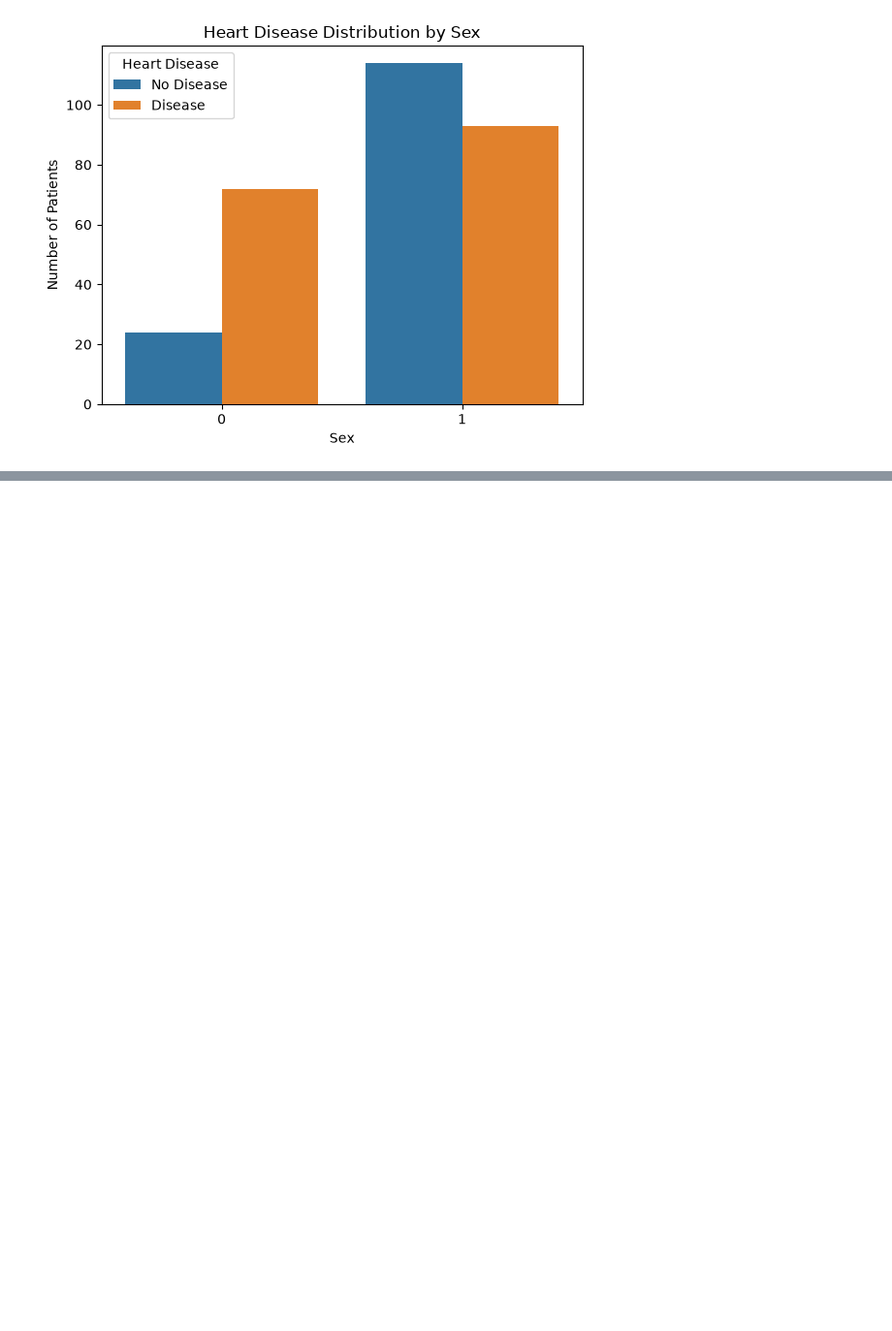
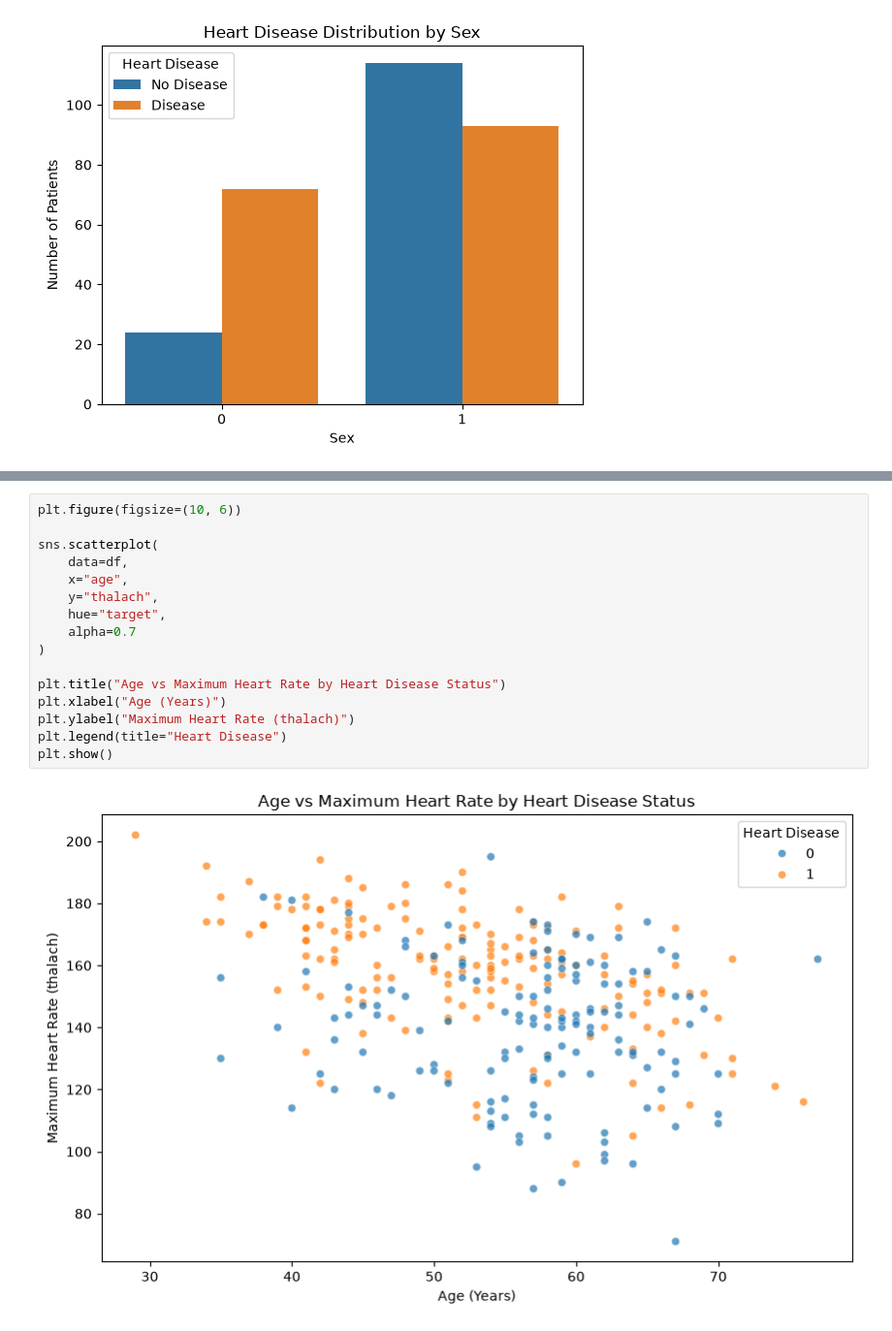
Before and after one commit to salilu1/heart-disease, a Jupyter notebook: heart_disease.ipynb, the cells around one changed output, grey strips where cells are left out. Shown at 97% size. Cells and saved outputs as stored; diff of their text form; blank space fills up the shorter version.

```diff
--- a/heart_disease.ipynb
+++ b/heart_disease.ipynb
@@ -112,0 +131,18 @@ plt.show()
+# %%
+plt.figure(figsize=(10, 6))
+
+sns.scatterplot(
+    data=df,
+    x="age",
+    y="thalach",
+    hue="target",
+    alpha=0.7
+)
+
+plt.title("Age vs Maximum Heart Rate by Heart Disease Status")
+plt.xlabel("Age (Years)")
+plt.ylabel("Maximum Heart Rate (thalach)")
+plt.legend(title="Heart Disease")
+plt.show()
+# %% [output]
+[figure, added]
```
Also changed, not shown: parts of 6 cells of this notebook.
